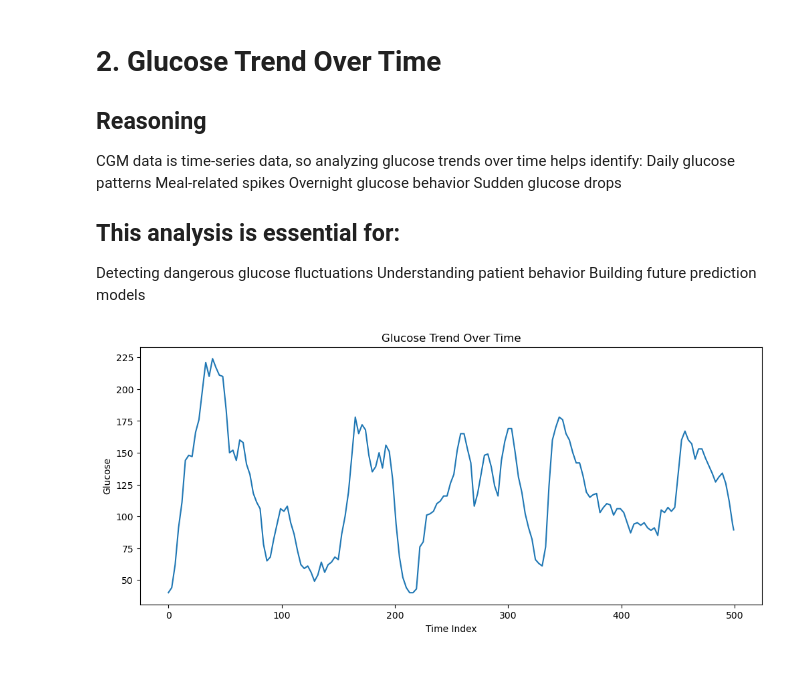
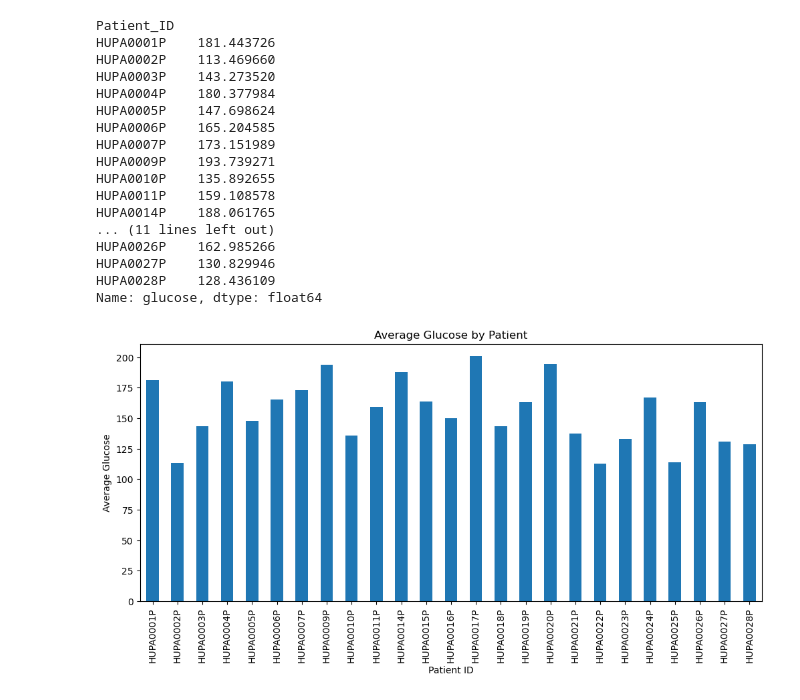
Before and after one commit to dev-ssr/team9_PyCoders_PythonHackathon_MAY2026, a Jupyter notebook: Descriptive analysis.ipynb, the cells around one changed output. Drawn from its saved outputs; the diff is of its cells as text; code cells hidden in the pictures; blank space fills up the shorter version.

Commit message:
Updated Descriptive analysis notebook

```diff
--- a/Descriptive analysis.ipynb
+++ b/Descriptive analysis.ipynb
@@ -172,26 +22,36 @@ plt.show()
-# %% [markdown]
-# 2. Glucose Trend Over Time
-## Reasoning
-CGM data is time-series data, so analyzing glucose trends over time helps identify:
-Daily glucose patterns
-Meal-related spikes
-Overnight glucose behavior
-Sudden glucose drops
-
-## This analysis is essential for:
-Detecting dangerous glucose fluctuations
-Understanding patient behavior
-Building future prediction models
 # %%
-# -------------------------------
-# GLUCOSE TREND
-# -------------------------------
+
+
+patient_avg = df.groupby('Patient_ID')['glucose'].mean()
+
+print(patient_avg)
+
+import matplotlib.pyplot as plt
 
 plt.figure(figsize=(12,5))
-plt.plot(df['glucose'][:500])
-plt.title("Glucose Trend Over Time")
-plt.xlabel("Time Index")
-plt.ylabel("Glucose")
+
+patient_avg.plot(kind='bar')
+
+plt.title("Average Glucose by Patient")
+plt.xlabel("Patient ID")
+plt.ylabel("Average Glucose")
 plt.show()
 # %% [output]
+Patient_ID
+HUPA0001P    181.443726
+HUPA0002P    113.469660
+HUPA0003P    143.273520
+HUPA0004P    180.377984
+HUPA0005P    147.698624
+HUPA0006P    165.204585
+HUPA0007P    173.151989
+HUPA0009P    193.739271
+HUPA0010P    135.892655
+HUPA0011P    159.108578
+HUPA0014P    188.061765
+... (11 lines left out)
+HUPA0026P    162.985266
+HUPA0027P    130.829946
+HUPA0028P    128.436109
+Name: glucose, dtype: float64
-[figure, old version]
+[figure, new version]
```
Also changed, not shown: parts of 30 cells of this notebook.
